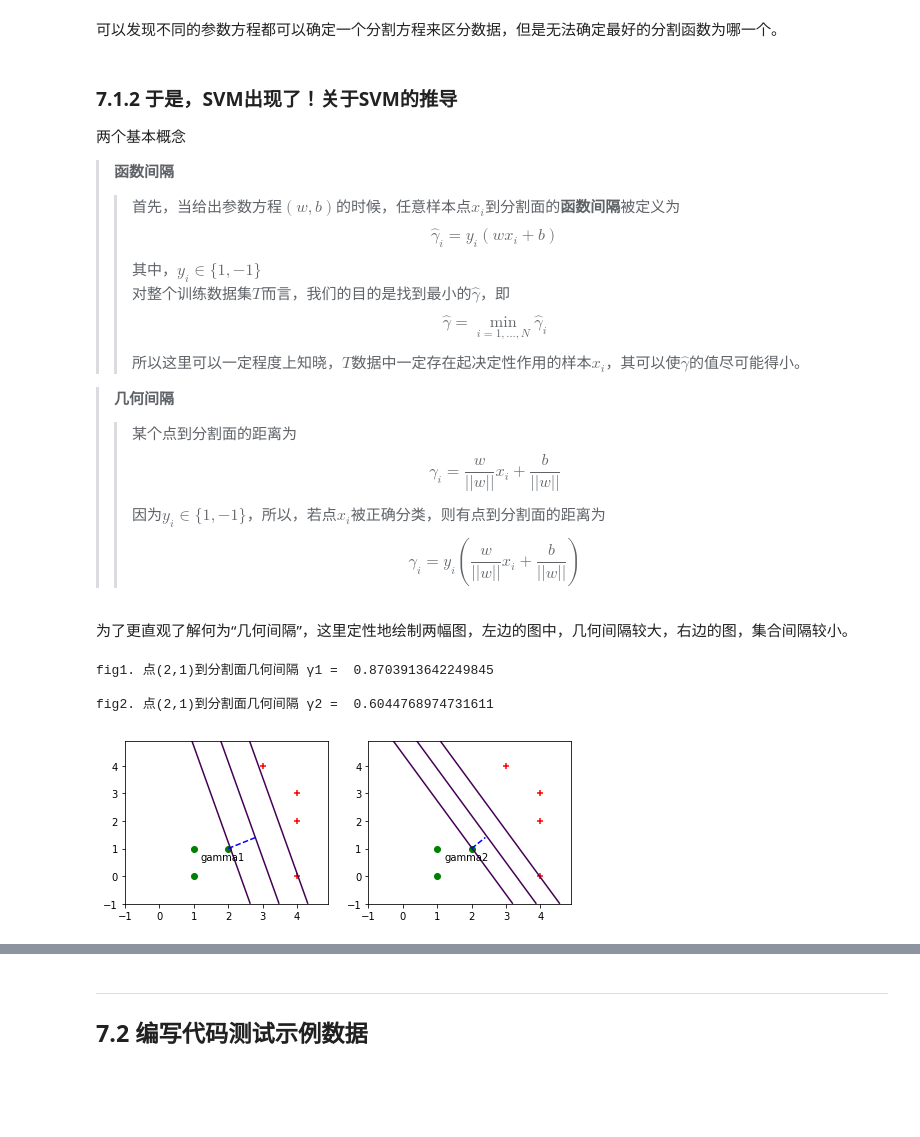
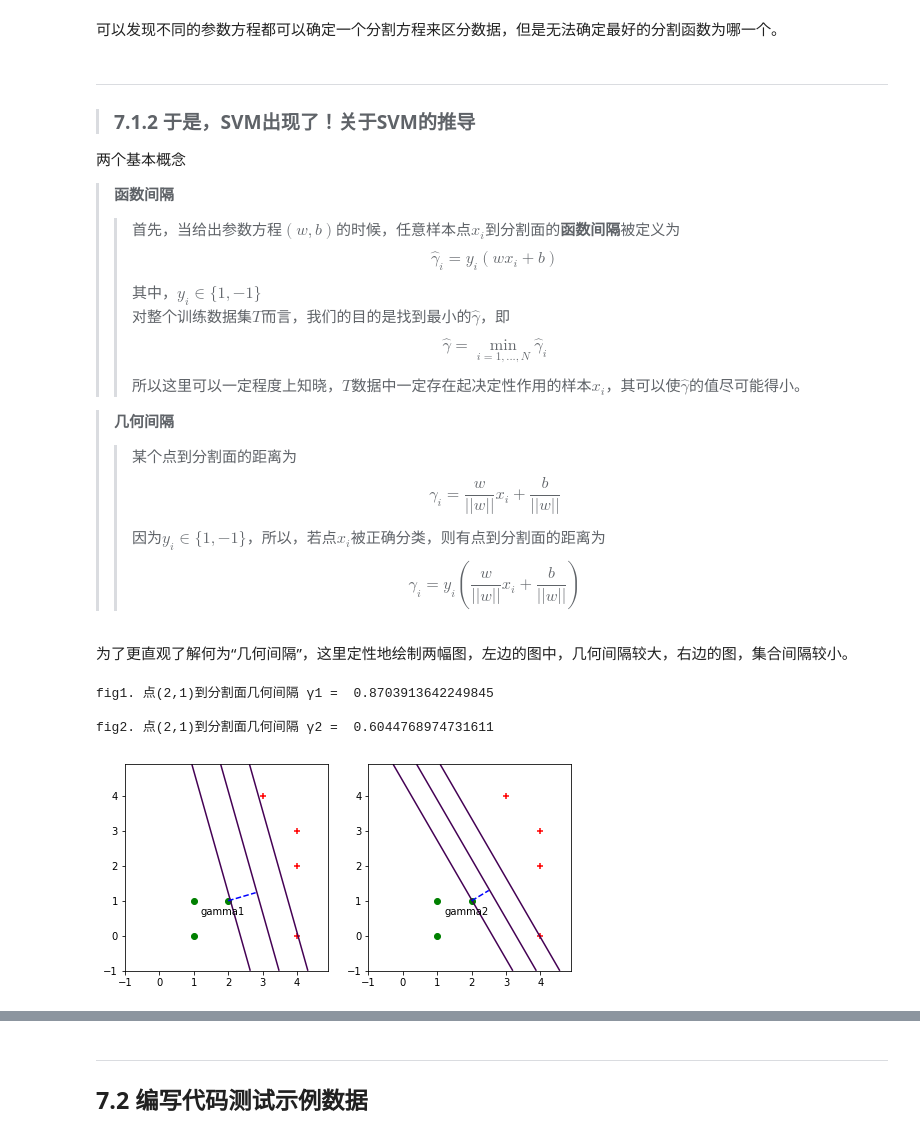
Before and after one commit to cleghom/Statistical-learning-method, a Jupyter notebook: Chapter7-Support-Vector-Machines.ipynb, the cells around one changed output, grey strips where cells are left out. Cells and saved outputs as stored; diff of their text form; code cells hidden in the pictures; blank space fills up the shorter version.

```diff
--- a/Chapter7-Support-Vector-Machines.ipynb
+++ b/Chapter7-Support-Vector-Machines.ipynb
@@ -57,8 +59,11 @@ plt.show()
 # %% [markdown]
 可以发现不同的参数方程都可以确定一个分割方程来区分数据，但是无法确定最好的分割函数为哪一个。
 # %% [markdown]
-### 7.1.2 于是，SVM出现了！关于SVM的推导
+---
+
+>### 7.1.2 于是，SVM出现了！关于SVM的推导
 两个基本概念
+
 ><b>函数间隔</b>
 >>首先，当给出参数方程$(w,b)$的时候，任意样本点$x_i$到分割面的<b>函数间隔</b>被定义为$$\hat \gamma_i = y_i(wx_i+b)$$
 其中，$y_i \in \{1,-1\}$
@@ -76,37 +81,37 @@ $$\gamma_i = \frac{w}{||w||}x_i + \frac{b}{||w||}$$
 x_ = np.arange(-1,5,0.1)
 y_ = np.arange(-1,5,0.1)
 x_, y_ = np.meshgrid(x_, y_)
-plt.figure(figsize=(8, 3))
+plt.figure(figsize=(8, 3.8))
 
 plt.subplot(1,2,1)
 plt.scatter(posindex[:,0], posindex[:,1], c='red', alpha=1, marker='+', label='pickup')
 plt.scatter(negindex[:,0], negindex[:,1], c='green', alpha=1, marker='o', label='pickup')
 f =  -4.50 + 1.91 * x_ +  0.55 * y_
 f_1 =  -6.10 + 1.91 * x_ +  0.55 * y_
 f_2 =  -7.70 + 1.91 * x_ +  0.55 * y_
 plt.contour(x_, y_, f,0)
 plt.contour(x_, y_, f_1,0)
 plt.contour(x_, y_, f_2,0)
-plt.plot([2,2.8],[1,1.4],'b--')
+plt.plot([2,2.8],[1,1+0.8*0.55/1.91],'b--')
 plt.text(1.2, 0.6,'gamma1')
 print 'fig1. 点(2,1)到分割面几何间隔 γ1 = ', -1*(1.91*2+0.55*1 - 6.10)/np.sqrt(1.91**2 + 0.55**2)
 
 plt.subplot(1,2,2)
 plt.scatter(posindex[:,0], posindex[:,1], c='red', alpha=1, marker='+', label='pickup')
 plt.scatter(negindex[:,0], negindex[:,1], c='green', alpha=1, marker='o', label='pickup')
 f =  -4.20 + 1.61 * x_ +  0.95 * y_
 f_1 =  -5.30 + 1.61 * x_ +  0.95 * y_
 f_2 =  -6.40 + 1.61 * x_ +  0.95 * y_
 plt.contour(x_, y_, f,0)
 plt.contour(x_, y_, f_1,0)
 plt.contour(x_, y_, f_2,0)
 plt.text(1.2, 0.6,'gamma2')
-plt.plot([2,2.4],[1,1.4],'b--') #在点到x轴画出垂直线
+plt.plot([2,2.5],[1,1+0.95/1.61 * 0.5],'b--') #在点到x轴画出垂直线
 print '\nfig2. 点(2,1)到分割面几何间隔 γ2 = ', -1*(1.61*2+0.95*1 - 5.30)/np.sqrt(1.61**2 + 0.95**2)
 # %% [output]
 fig1. 点(2,1)到分割面几何间隔 γ1 =  0.8703913642249845
 
 fig2. 点(2,1)到分割面几何间隔 γ2 =  0.6044768974731611
-[figure, old version]
+[figure, new version]
 # %% [markdown]
 ><b>间隔最大化</b>
```
Also changed, not shown: parts of 6 cells of this notebook.
